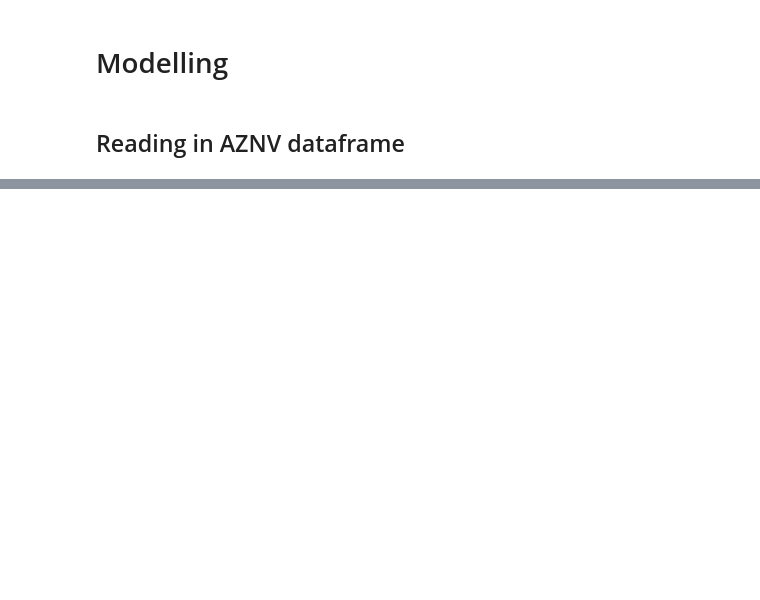
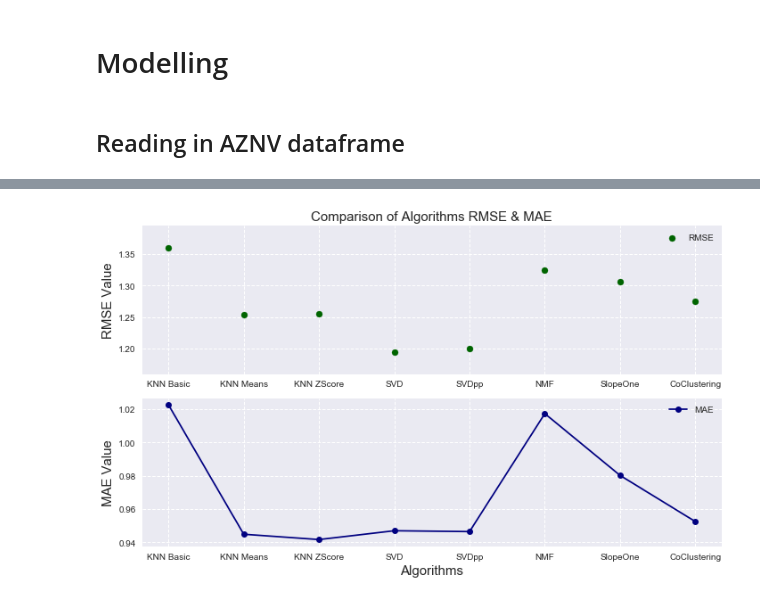
Before and after one commit to mik3up/yelp_recommender_old, a Jupyter notebook: src/Modelling.ipynb, the cells around one changed output, grey strips where cells are left out. Saved outputs shown, nothing was run; the diff lists cells and outputs as text; code cells hidden in the pictures; blank space fills up the shorter version.

```diff
--- a/src/Modelling.ipynb
+++ b/src/Modelling.ipynb
@@ -79,0 +583,27 @@ this process took 3374.864 seconds
+# %%
+x_algo = ['KNN Basic', 'KNN Means', 'KNN ZScore', 'SVD', 'SVDpp', 'NMF', 'SlopeOne', 'CoClustering']
+all_algos_cv = [knnbasic_cv, knnmeans_cv, knnz_cv, svd_cv, svdpp_cv, nmf_cv, slope_cv, coclus_cv]
+
+rmse_cv = [round(res['test_rmse'].mean(), 4) for res in all_algos_cv]
+mae_cv = [round(res['test_mae'].mean(), 4) for res in all_algos_cv]
+
+fig, ax = plt.subplots(2,1, figsize=(10,6))
+ax[0].set_title('Comparison of Algorithms RMSE & MAE', loc='center', fontsize=15)
+ax[0].scatter(x_algo, rmse_cv, label='RMSE', color='darkgreen', marker='o')
+# ax[0].set_xlabel('Algorithms', fontsize=15)
+ax[0].set_ylabel('RMSE Value', fontsize=15)
+ax[0].legend()
+ax[0].grid(ls='dashed')
+
+# ax[1].set_title('Comparison of Algorithms on MAE', loc='center', fontsize=15)
+ax[1].plot(x_algo, mae_cv, label='MAE', color='navy', marker='o')
+ax[1].set_xlabel('Algorithms', fontsize=15)
+ax[1].set_ylabel('MAE Value', fontsize=15)
+ax[1].legend()
+ax[1].grid(ls='dashed')
+
+plt.tight_layout()
+plt.savefig('../img/rmse_mae_chart.png', dpi=300, transparency=True)
+plt.show();
+# %% [output]
+[figure, added]
```
Also changed, not shown: parts of 76 cells of this notebook.
